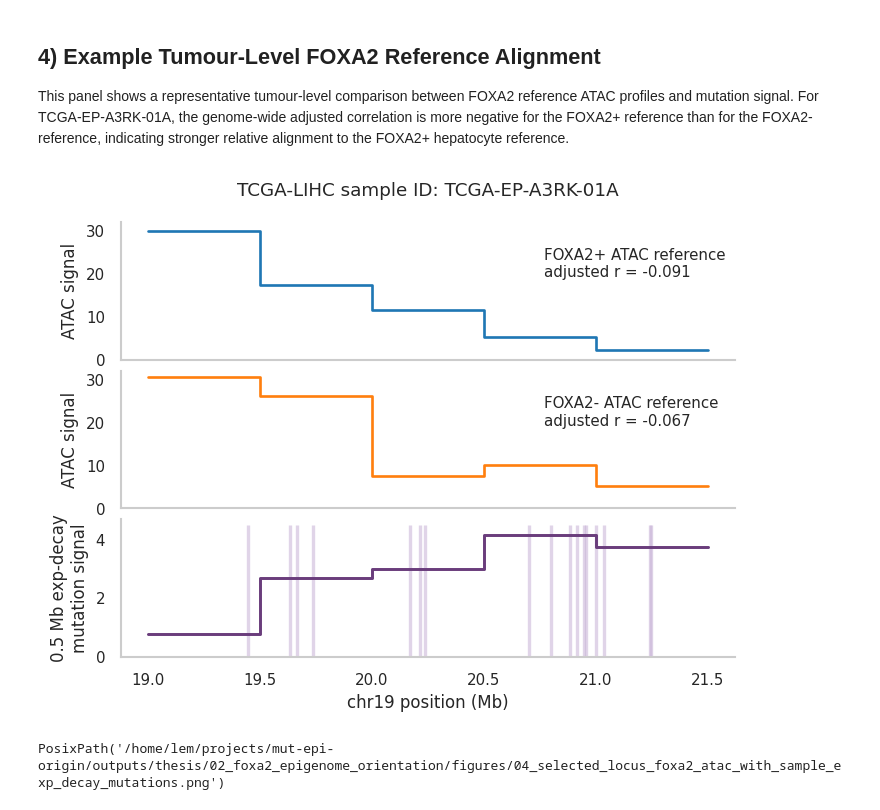
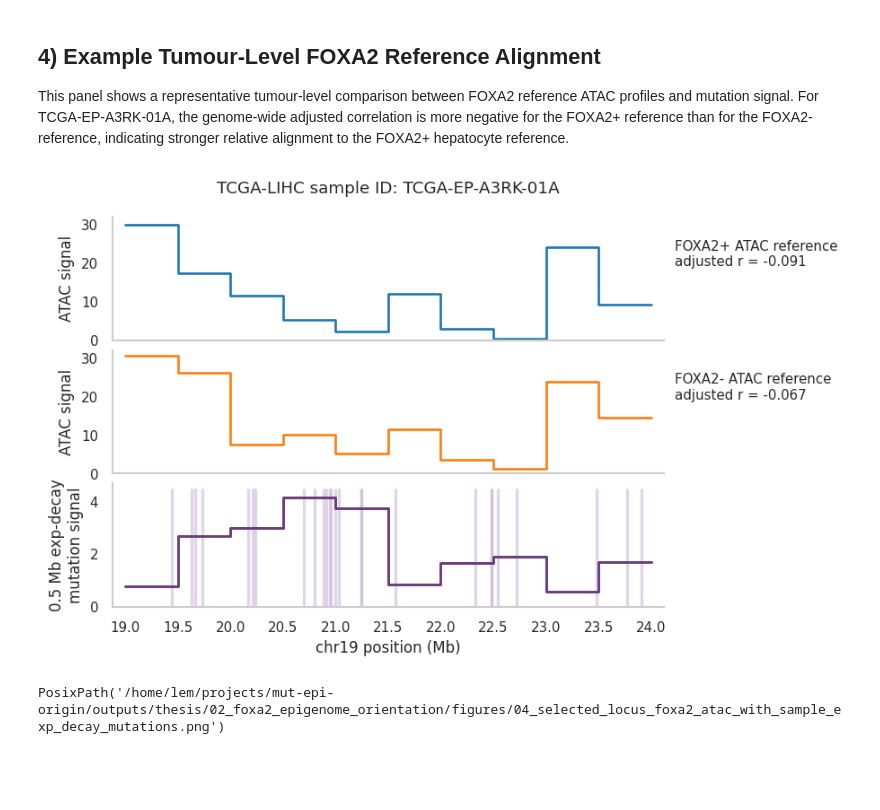
Before and after one commit to GalaxyShadesCat/mut-epi-origin, a Jupyter notebook: outputs/thesis/02_foxa2_epigenome_orientation/foxa2_epigenome_orientation.ipynb, the cells around one changed output. Drawn from its saved outputs; the diff is of its cells as text; code cells hidden in the pictures; blank space fills up the shorter version.

Commit message:
Update plots

```diff
--- a/outputs/thesis/02_foxa2_epigenome_orientation/foxa2_epigenome_orientation.ipynb
+++ b/outputs/thesis/02_foxa2_epigenome_orientation/foxa2_epigenome_orientation.ipynb
@@ -194,7 +194,7 @@ This panel shows a representative tumour-level comparison between FOXA2 referenc
 sample = 'TCGA-EP-A3RK-01A'
 chrom = 'chr19'
 region_start = 19_000_000
-region_end = 21_500_000
+region_end = 24_000_000
 bin_size = 500_000
 exp_decay_bp = 200_000
 exp_max_distance_bp = 1_000_000
@@ -249,37 +249,37 @@ summary['region'] = f'{chrom}:{region_start}-{region_end}'
 summary['region_mutation_count'] = len(region_mut_display)
 summary['decay_window_mutation_count'] = len(region_mut)
 pd.DataFrame([summary]).to_csv(DATA_DIR / 'selected_locus_illustrative_sample_score_summary.csv', index=False)
 
 fig, axes = plt.subplots(3, 1, figsize=(6.6, 4.7), sharex=True, gridspec_kw={'hspace': 0.08})
 x_edges = np.r_[plot_df['start'].to_numpy() / 1_000_000, plot_df['end'].iloc[-1] / 1_000_000]
 plus_y = np.r_[plot_df['FOXA2+ ATAC'].to_numpy(), plot_df['FOXA2+ ATAC'].iloc[-1]]
 minus_y = np.r_[plot_df['FOXA2- ATAC'].to_numpy(), plot_df['FOXA2- ATAC'].iloc[-1]]
 mut_y = np.r_[plot_df['sample_exp_decay_mutation_signal'].to_numpy(), plot_df['sample_exp_decay_mutation_signal'].iloc[-1]]
 
 axes[0].step(x_edges, plus_y, where='post', color='#1f77b4', linewidth=1.6)
 axes[1].step(x_edges, minus_y, where='post', color='#ff7f0e', linewidth=1.6)
 axes[2].step(x_edges, mut_y, where='post', color='#6a3d7c', linewidth=1.6)
 for xpos in region_mut_display['position_mb']:
     axes[2].vlines(xpos, 0, 4.5, color='#c7b2d6', linewidth=2.0, alpha=0.55, zorder=1)
 axes[2].step(x_edges, mut_y, where='post', color='#6a3d7c', linewidth=1.6, zorder=2)
 
 axes[0].set_ylabel('ATAC signal')
 axes[1].set_ylabel('ATAC signal')
 axes[2].set_ylabel('0.5 Mb exp-decay\nmutation signal')
 axes[2].set_xlabel('chr19 position (Mb)')
 axes[0].set_ylim(0, 32)
 axes[1].set_ylim(0, 32)
 axes[2].set_ylim(0, 4.7)
-axes[0].text(0.69, 0.70, 'FOXA2+ ATAC reference\nadjusted r = -0.091', transform=axes[0].transAxes, ha='left', va='center', fontsize=9)
-axes[1].text(0.69, 0.70, 'FOXA2- ATAC reference\nadjusted r = -0.067', transform=axes[1].transAxes, ha='left', va='center', fontsize=9)
+axes[0].text(1.02, 0.70, 'FOXA2+ ATAC reference\nadjusted r = -0.091', transform=axes[0].transAxes, ha='left', va='center', fontsize=9, clip_on=False)
+axes[1].text(1.02, 0.70, 'FOXA2- ATAC reference\nadjusted r = -0.067', transform=axes[1].transAxes, ha='left', va='center', fontsize=9, clip_on=False)
 axes[0].set_title(f'TCGA-LIHC sample ID: {sample}', pad=16)
-axes[2].set_xlim(18.88, 21.62)
-axes[2].set_xticks(np.arange(19.0, 21.6, 0.5))
+axes[2].set_xlim(18.88, 24.12)
+axes[2].set_xticks(np.arange(19.0, 24.1, 0.5))
 for ax in axes:
     ax.grid(False)
     sns.despine(ax=ax)
-fig.tight_layout()
+fig.tight_layout(rect=(0, 0, 0.82, 1))
 save_and_show(fig, FIG_DIR / '04_selected_locus_foxa2_atac_with_sample_exp_decay_mutations.png')
 # %% [output]
-[figure, old version]
+[figure, new version]
 PosixPath('/home/lem/projects/mut-epi-origin/outputs/thesis/02_foxa2_epigenome_orientation/figures/04_selected_locus_foxa2_atac_with_sample_exp_decay_mutations.png')
```
Also changed, not shown: 10 other files.
